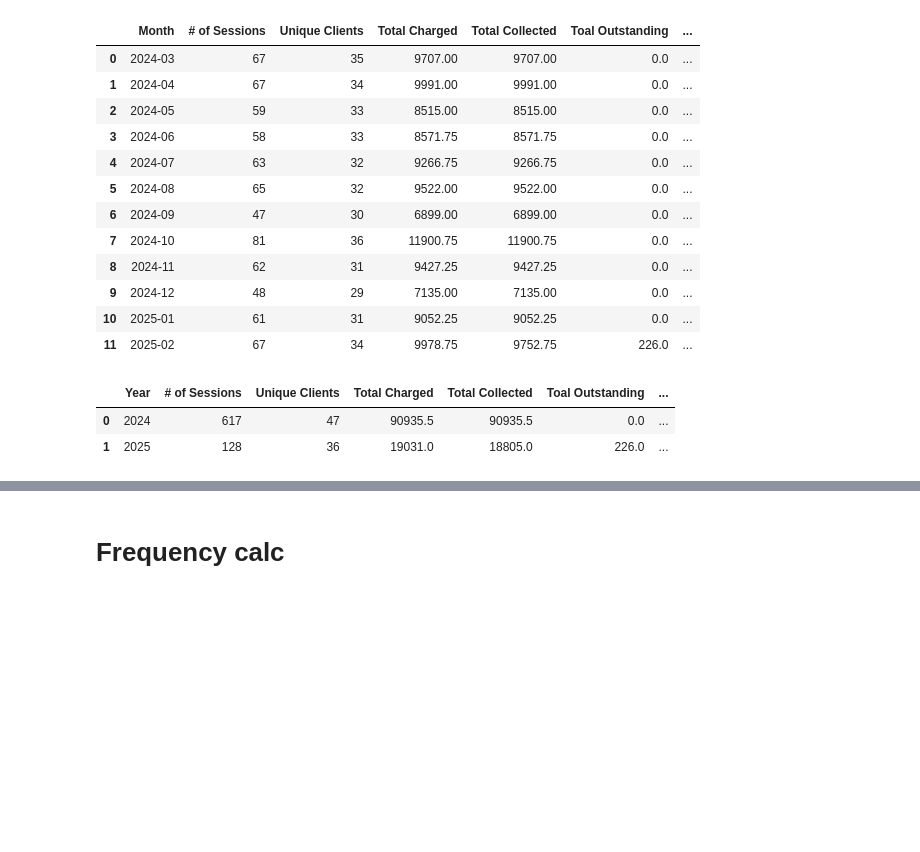
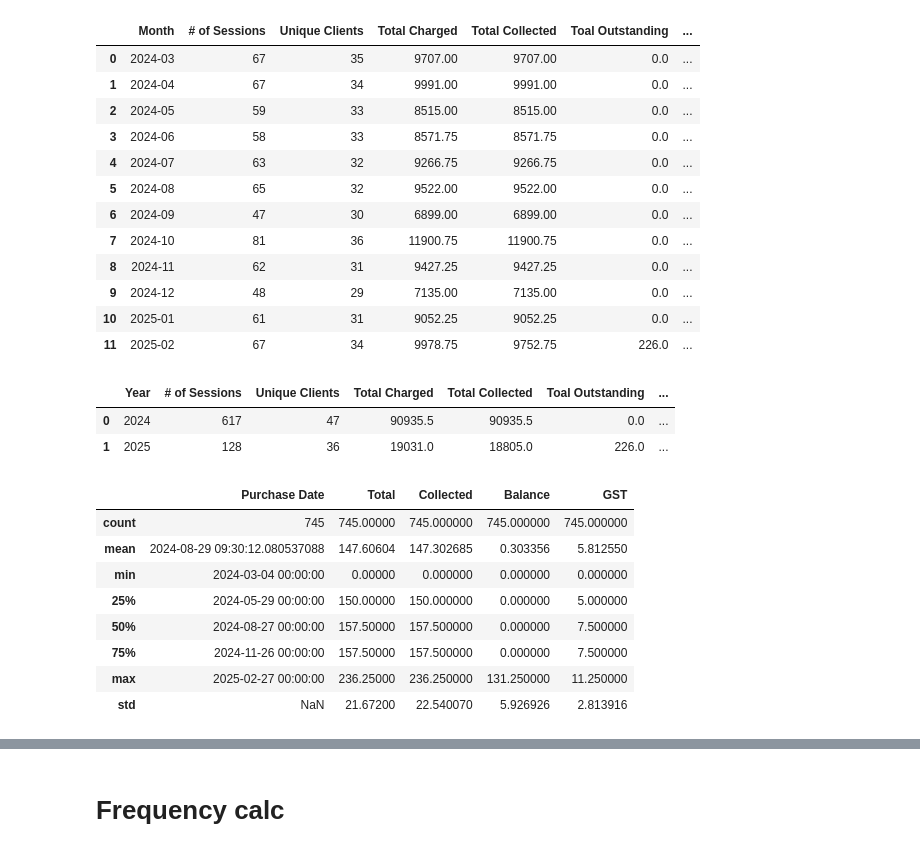
Before and after one commit to btmarsh6/Sliding-Scale, a Jupyter notebook: explore.ipynb, the cells around one changed output, grey strips where cells are left out. Drawn from its saved outputs; the diff is of its cells as text; code cells hidden in the pictures; blank space fills up the shorter version.

```diff
--- a/explore.ipynb
+++ b/explore.ipynb
@@ -178,0 +206,12 @@ fig1.show()
+# %%
+df.describe()
+# %% [output]
+|  | Purchase Date | Total | Collected | Balance | GST |
+| count | 745 | 745.00000 | 745.000000 | 745.000000 | 745.000000 |
+| mean | 2024-08-29 09:30:12.080537088 | 147.60604 | 147.302685 | 0.303356 | 5.812550 |
+| min | 2024-03-04 00:00:00 | 0.00000 | 0.000000 | 0.000000 | 0.000000 |
+| 25% | 2024-05-29 00:00:00 | 150.00000 | 150.000000 | 0.000000 | 5.000000 |
+| 50% | 2024-08-27 00:00:00 | 157.50000 | 157.500000 | 0.000000 | 7.500000 |
+| 75% | 2024-11-26 00:00:00 | 157.50000 | 157.500000 | 0.000000 | 7.500000 |
+| max | 2025-02-27 00:00:00 | 236.25000 | 236.250000 | 131.250000 | 11.250000 |
+| std | NaN | 21.67200 | 22.540070 | 5.926926 | 2.813916 |
```
Also changed, not shown: parts of 8 cells of this notebook, 1 other file.
